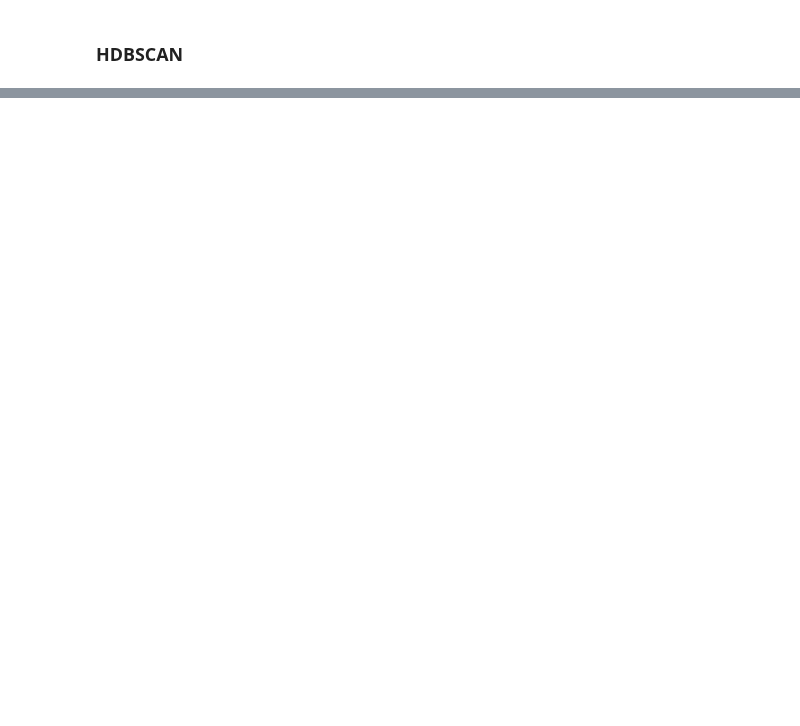
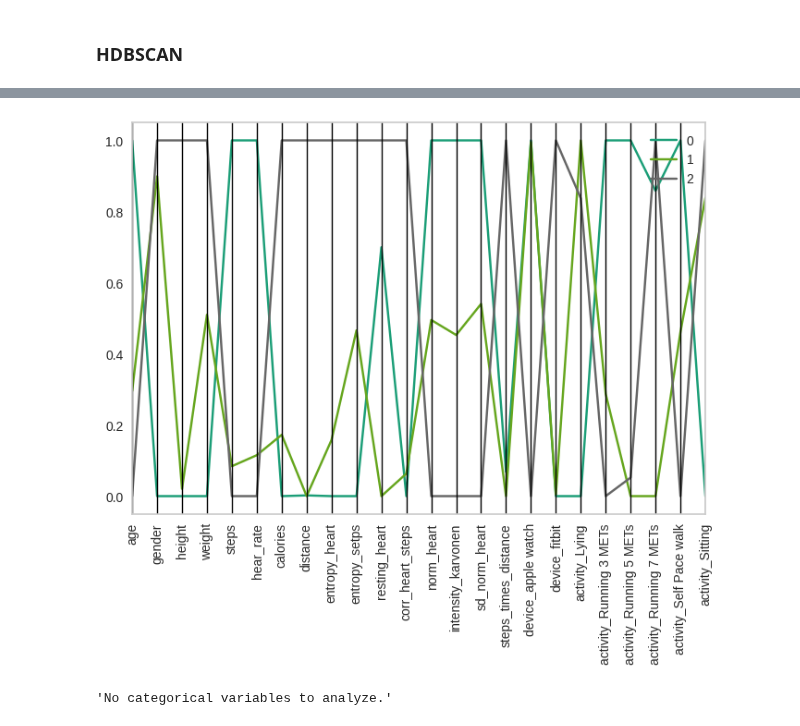
Before and after one commit to alejo-cuello/bootcamp-ds-mlops, a Jupyter notebook: 06-clustering/clustering.ipynb, the cells around one changed output, grey strips where cells are left out. Drawn from its saved outputs; the diff is of its cells as text; code cells hidden in the pictures; blank space fills up the shorter version.

```diff
--- a/06-clustering/clustering.ipynb
+++ b/06-clustering/clustering.ipynb
@@ -113,0 +230,3 @@ pd.DataFrame(x_data_norm).describe()
+# %%
+model_hdb = hdbscan.HDBSCAN()
+model_hdb.fit(f_data)
@@ -113,0 +267,3 @@ pd.DataFrame(x_data_norm).describe()
+# %%
+# Ese 80 significa que cada cluster va a tener como mínimo 80 casos
+model_hdb2 = hdbscan.HDBSCAN(min_cluster_size=80).fit(f_data)
@@ -113,0 +286,4 @@ pd.DataFrame(x_data_norm).describe()
+# %%
+cluster_var = 'cluster' # definan nombre de var de clustering
+x_data_cl = f_data.copy() # hagan copia de los datos de TR para no perderlos
+x_data_cl[cluster_var] = model_hdb2.labels_ # ojo aca! el predict es de los datos normalizados
@@ -113,0 +305,12 @@ pd.DataFrame(x_data_norm).describe()
+# %%
+# Sacando cluster -1 (ruido)
+x_data_cl = x_data_cl[x_data_cl['cluster'] != -1]
+# %%
+from funpymodeling.model_validation import coord_plot
+d_orig, d_transf = coord_plot(x_data_cl, cluster_var)
+# %% [output]
+[figure, added]
+# %%
+freq_tbl(x_data_cl['cluster'])
+# %% [output]
+'No categorical variables to analyze.'
```
Also changed, not shown: parts of 39 cells of this notebook.
